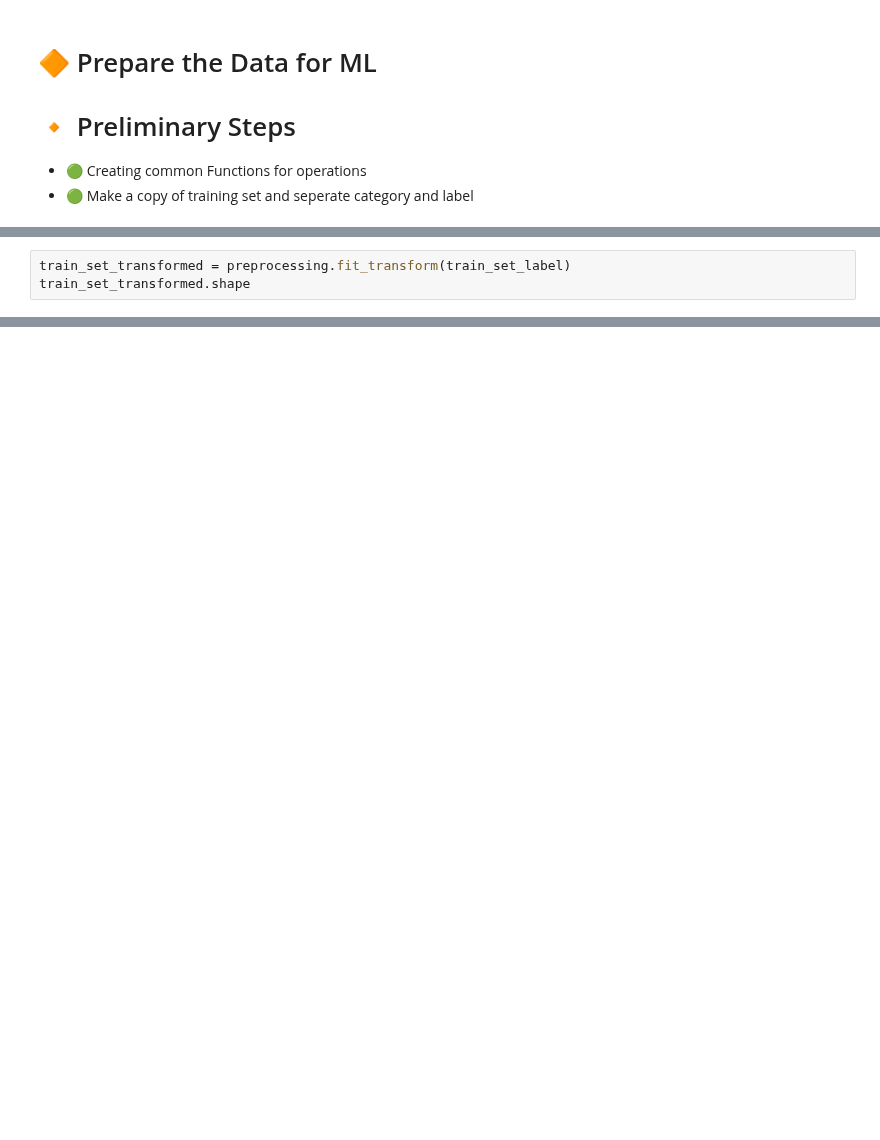
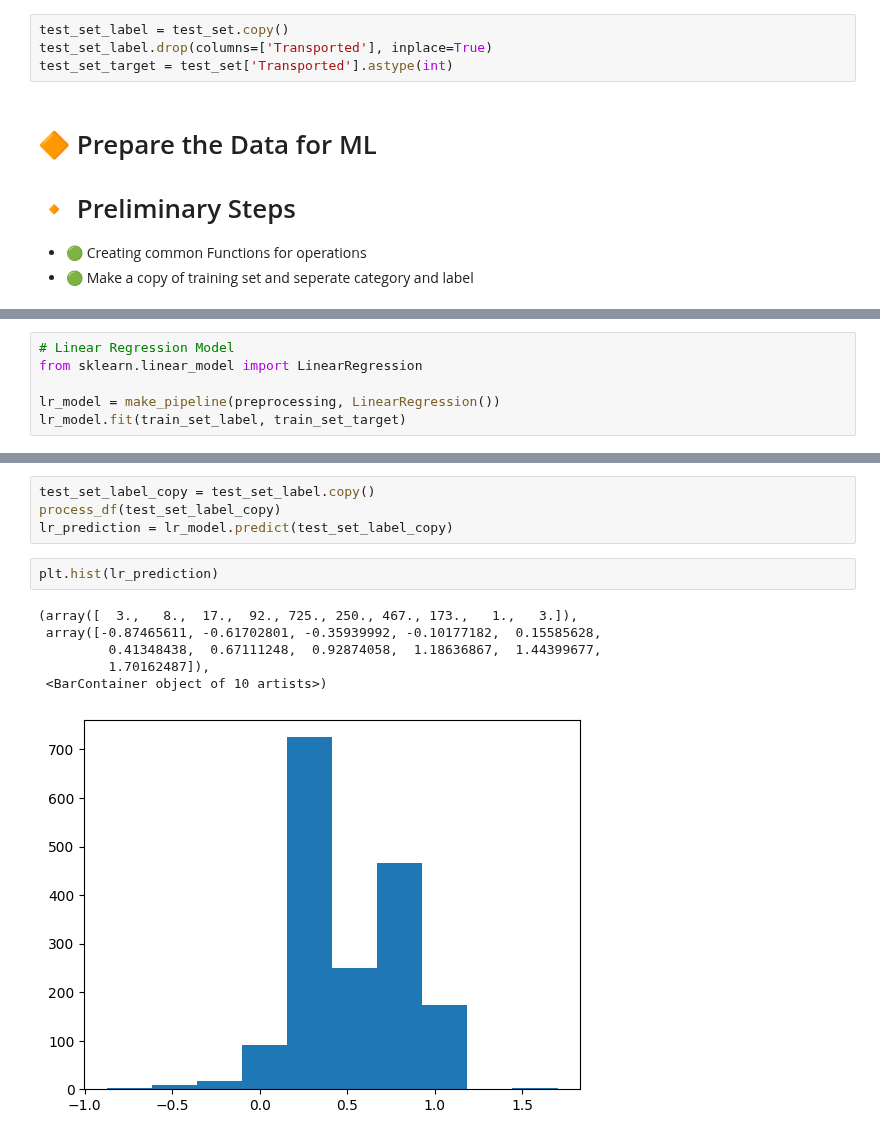
Before and after one commit to subramanya4shenoy/MachineLearningNbs, a Jupyter notebook: Kaggle/Competitions/spaceship-titanic-regression.ipynb, the cells around one changed output, grey strips where cells are left out. Saved outputs shown, nothing was run; the diff lists cells and outputs as text; blank space fills up the shorter version.

Commit message:
Kaggle Notebook | Spaceship_Titanic_regression | Version 22

```diff
--- a/Kaggle/Competitions/spaceship-titanic-regression.ipynb
+++ b/Kaggle/Competitions/spaceship-titanic-regression.ipynb
@@ -179,3 +179,7 @@ train_set_target = train_set['Transported']
+# %%
+test_set_label = test_set.copy()
+test_set_label.drop(columns=['Transported'], inplace=True)
+test_set_target = test_set['Transported'].astype(int)
 # %% [markdown]
 # 🔶 Prepare the Data for ML
 #  🔸 Preliminary Steps
@@ -218,3 +229,0 @@ preprocessing = ColumnTransformer(
-# %%
-train_set_transformed = preprocessing.fit_transform(train_set_label)
-train_set_transformed.shape
@@ -242,0 +244,6 @@ train_set_transformed
+# %%
+# Linear Regression Model
+from sklearn.linear_model import LinearRegression
+
+lr_model = make_pipeline(preprocessing, LinearRegression())
+lr_model.fit(train_set_label, train_set_target)
@@ -242,0 +268,13 @@ train_set_transformed
+# %%
+test_set_label_copy = test_set_label.copy()
+process_df(test_set_label_copy)
+lr_prediction = lr_model.predict(test_set_label_copy)
+# %%
+plt.hist(lr_prediction)
+# %% [output]
+(array([  3.,   8.,  17.,  92., 725., 250., 467., 173.,   1.,   3.]),
+ array([-0.87465611, -0.61702801, -0.35939992, -0.10177182,  0.15585628,
+         0.41348438,  0.67111248,  0.92874058,  1.18636867,  1.44399677,
+         1.70162487]),
+ <BarContainer object of 10 artists>)
+[figure, added]
```
Also changed, not shown: parts of 20 cells of this notebook.
